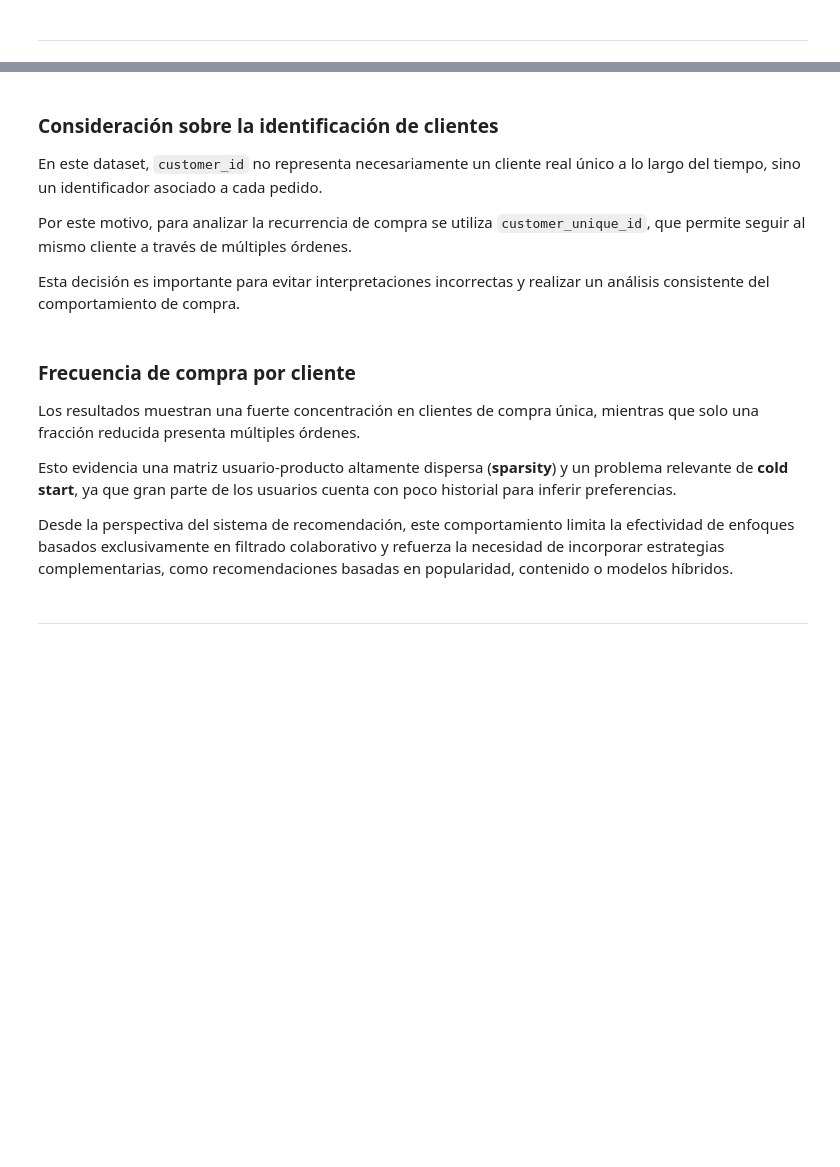
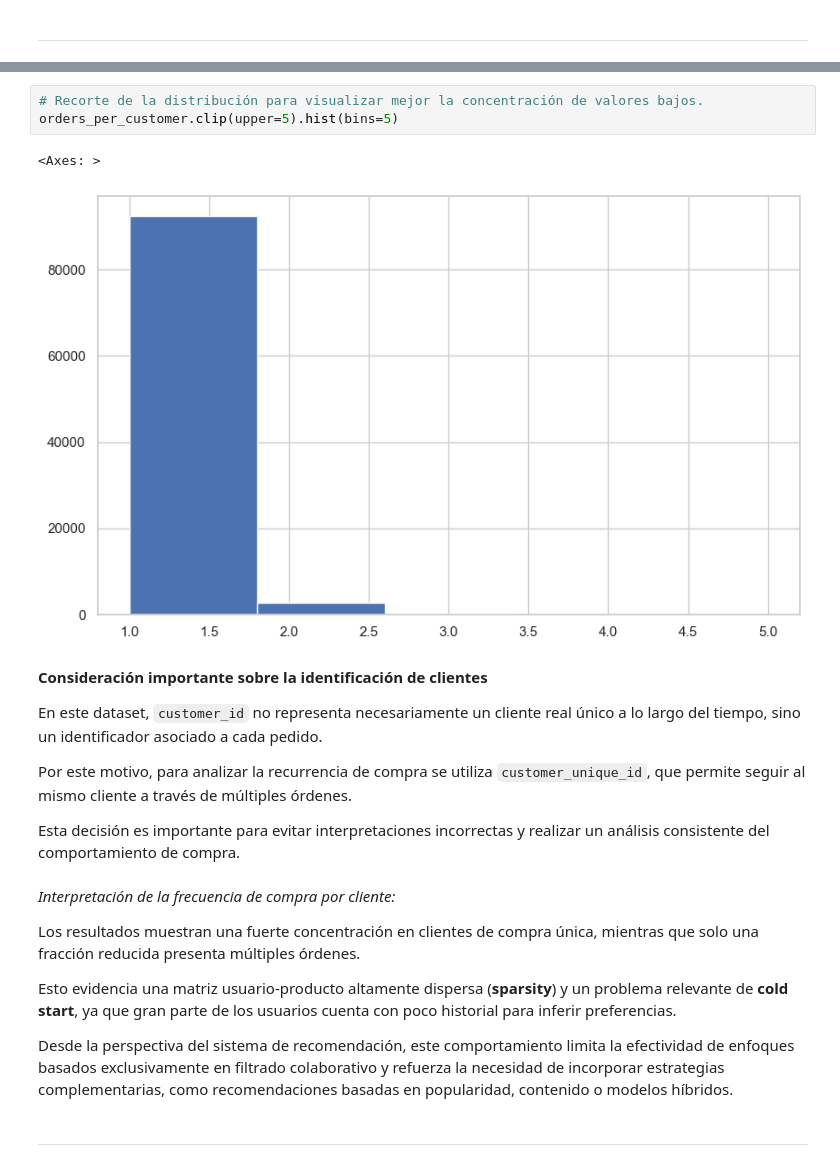
Before and after one commit to Nataliafdiaz/fincommerce-recommendation-system, a Jupyter notebook: notebooks/01_EDA_Recomendacion.ipynb, the cells around one changed output, grey strips where cells are left out. Drawn from its saved outputs; the diff is of its cells as text; blank space fills up the shorter version.

Commit message:
Mejora en la sección de análisis del cliente

```diff
--- a/notebooks/01_EDA_Recomendacion.ipynb
+++ b/notebooks/01_EDA_Recomendacion.ipynb
@@ -294,8 +316,14 @@ plt.ylabel("Frecuencia")
 plt.show()
 # %% [output]
 [figure]
+# %%
+# Recorte de la distribución para visualizar mejor la concentración de valores bajos.
+orders_per_customer.clip(upper=5).hist(bins=5)
+# %% [output]
+<Axes: >
+[figure, added]
 # %% [markdown]
-### Consideración sobre la identificación de clientes
+**Consideración importante sobre la identificación de clientes**
 
 En este dataset, `customer_id` no representa necesariamente un cliente real único a lo largo del tiempo, sino un identificador asociado a cada pedido.
 
@@ -303,7 +331,7 @@ Por este motivo, para analizar la recurrencia de compra se utiliza `customer_uni
 
 Esta decisión es importante para evitar interpretaciones incorrectas y realizar un análisis consistente del comportamiento de compra.
 # %% [markdown]
-### Frecuencia de compra por cliente
+*Interpretación de la frecuencia de compra por cliente:*
 
 Los resultados muestran una fuerte concentración en clientes de compra única, mientras que solo una fracción reducida presenta múltiples órdenes.
 
```
Also changed, not shown: parts of 5 cells of this notebook.
